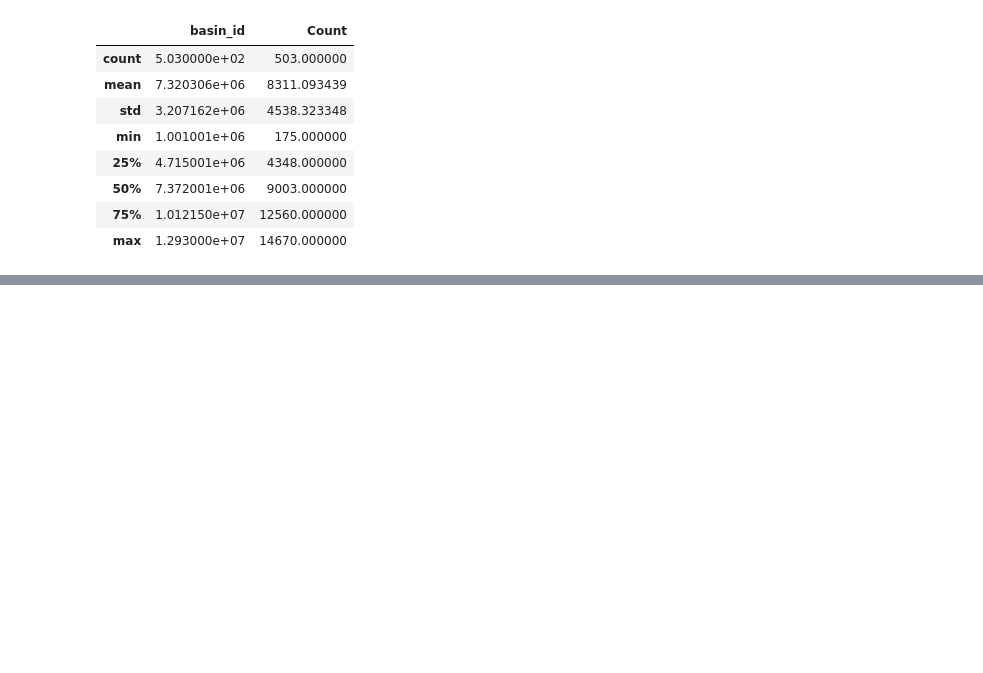
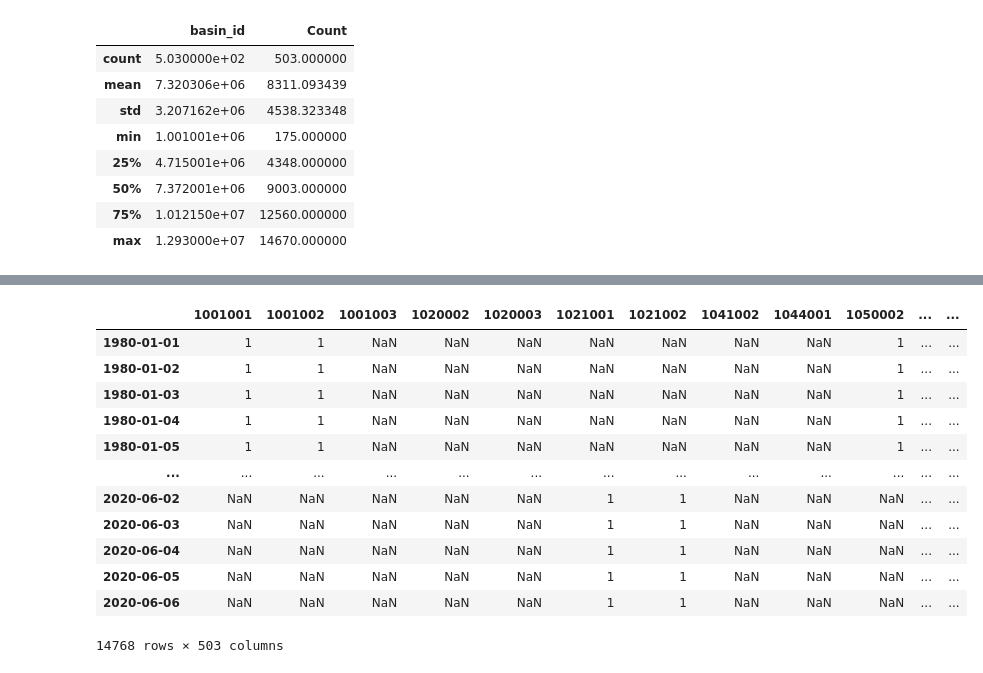
Before and after one commit to igonzalezperez/watershed_challenge, a Jupyter notebook: watershed_challenge.ipynb, the cells around one changed output, grey strips where cells are left out. Saved outputs shown, nothing was run; the diff lists cells and outputs as text; code cells hidden in the pictures; blank space fills up the shorter version.

```diff
--- a/watershed_challenge.ipynb
+++ b/watershed_challenge.ipynb
@@ -116,0 +187,24 @@ data_count_per_station.describe()
+# %%
+missing_dates = pd.DataFrame(index=pd.date_range(start=data.date.min(), end=data.date.max()), columns=data.basin_id.unique())
+for i in missing_dates.columns:
+    missing_dates.loc[data.loc[data['basin_id'] == i, 'date'], i] = 1
+
+dates_span = pd.DataFrame(index=pd.date_range(start=data.date.min(), end=data.date.max()), columns=data.basin_id.unique())
+for i in missing_dates.columns:
+    d = data.loc[data['basin_id'] == i, 'date']
+    dates_span.loc[pd.date_range(d.min(), d.max()), i] = 1
+dates_span
+# %% [output]
+|  | 1001001 | 1001002 | 1001003 | 1020002 | 1020003 | 1021001 | 1021002 | 1041002 | 1044001 | 1050002 | ... | ... |
+| 1980-01-01 | 1 | 1 | NaN | NaN | NaN | NaN | NaN | NaN | NaN | 1 | ... | ... |
+| 1980-01-02 | 1 | 1 | NaN | NaN | NaN | NaN | NaN | NaN | NaN | 1 | ... | ... |
+| 1980-01-03 | 1 | 1 | NaN | NaN | NaN | NaN | NaN | NaN | NaN | 1 | ... | ... |
+| 1980-01-04 | 1 | 1 | NaN | NaN | NaN | NaN | NaN | NaN | NaN | 1 | ... | ... |
+| 1980-01-05 | 1 | 1 | NaN | NaN | NaN | NaN | NaN | NaN | NaN | 1 | ... | ... |
+| ... | ... | ... | ... | ... | ... | ... | ... | ... | ... | ... | ... | ... |
+| 2020-06-02 | NaN | NaN | NaN | NaN | NaN | 1 | 1 | NaN | NaN | NaN | ... | ... |
+| 2020-06-03 | NaN | NaN | NaN | NaN | NaN | 1 | 1 | NaN | NaN | NaN | ... | ... |
+| 2020-06-04 | NaN | NaN | NaN | NaN | NaN | 1 | 1 | NaN | NaN | NaN | ... | ... |
+| 2020-06-05 | NaN | NaN | NaN | NaN | NaN | 1 | 1 | NaN | NaN | NaN | ... | ... |
+| 2020-06-06 | NaN | NaN | NaN | NaN | NaN | 1 | 1 | NaN | NaN | NaN | ... | ... |
+14768 rows × 503 columns
```
Also changed, not shown: parts of 22 cells of this notebook.
